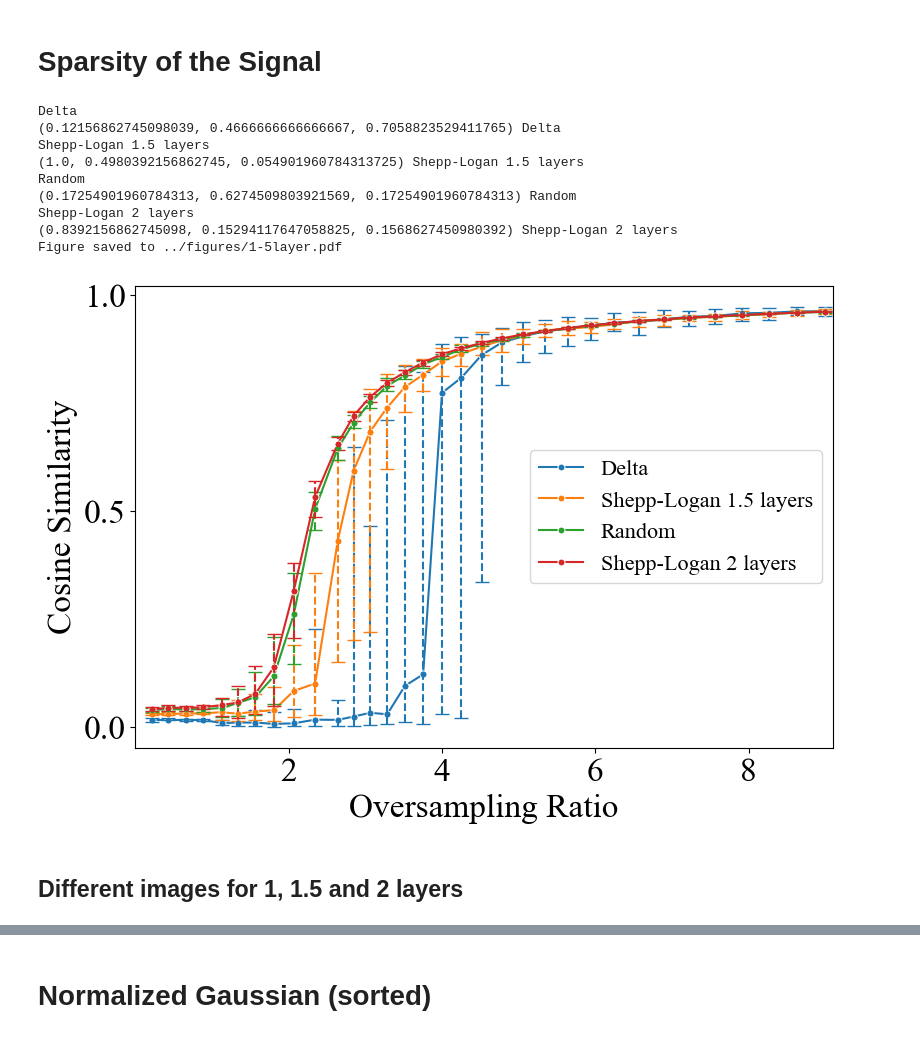
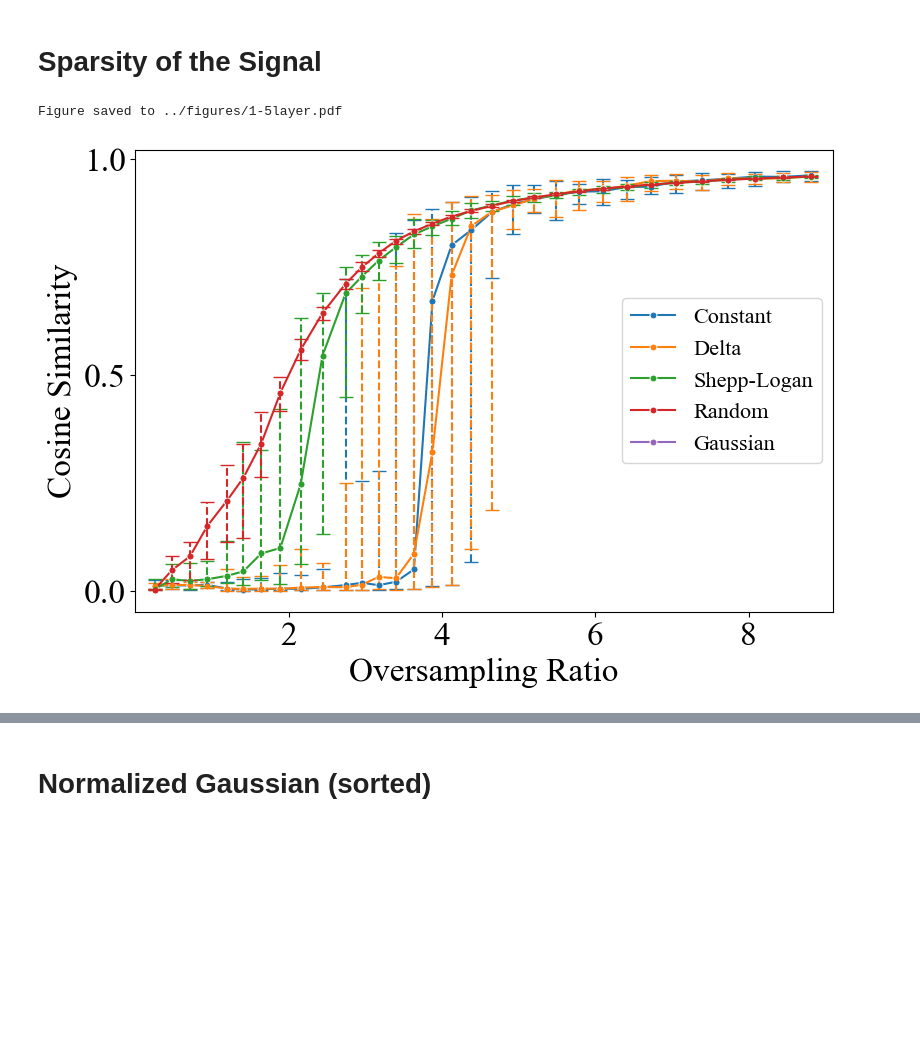
Before and after one commit to zhiyhucode/deepinv, a Jupyter notebook: experimental/notebooks/visualization.ipynb, the cells around one changed output, grey strips where cells are left out. Drawn from its saved outputs; the diff is of its cells as text; code cells hidden in the pictures; blank space fills up the shorter version.

Commit message:
experiments: different signals for 1.5 layers

```diff
--- a/experimental/notebooks/visualization.ipynb
+++ b/experimental/notebooks/visualization.ipynb
@@ -386 +370,10 @@ df_uniform_mag_FD_spec = pd.read_csv("../runs/20241016-125620/res_structured_uni
+# %%
+# try different images
+
+df_shepp_fdf = pd.read_csv("../results/structured/fdf_shepp_fourier_uniform/fdf_shepp_FDF_spec.csv")
+df_random_fdf = pd.read_csv("../results/structured/fdf_random_fourier_uniform/fdf_random_FDF_spec.csv")
+df_delta_fdf = pd.read_csv("../results/structured/fdf_delta_fourier_uniform/fdf_delta_FDF_spec.csv")
+df_constant_fdf = pd.read_csv("../results/structured/fdf_constant_fourier_uniform/fdf_constant_FDF_spec.csv")
+
+df_gaussian = pd.read_csv("../results/full/marchenko/full_marchenko_spec.csv")
 # %%
@@ -389,47 +382,40 @@ clean_df([df_shepplogan_fdf, df_random_fdf, df_delta_fdf, df_shepplogan_vary3_fd
 # different images
 plot_error_bars(
     [
+        df_constant_fdf["oversampling_ratio"],
         df_delta_fdf["oversampling_ratio"],
-        df_shepplogan_fdf["oversampling_ratio"],
+        df_shepp_fdf["oversampling_ratio"],
         df_random_fdf["oversampling_ratio"],
-        df_unitary["oversampling_ratio"],
+        df_gaussian["oversampling_ratio"],
     ],
     [
+        df_constant_fdf,
         df_delta_fdf,
-        df_shepplogan_fdf,
+        df_shepp_fdf,
         df_random_fdf,
-        df_unitary,
+        df_gaussian,
     ],
     [
+        "Constant",
         "Delta",
-        "Shepp-Logan 1.5 layers",
+        "Shepp-Logan",
         "Random",
-        "Shepp-Logan 2 layers",
+        "Gaussian",
     ],
     #title="Performance Comparison of Different Number of Layers",
     #save="layers_gd_spec.svg",
     figsize=(9,6),
     plot="n_layers",
     xlim=(0.0,9.1),
     xticks=[2,4,6,8],
     yticks=[0.0,0.5,1.0],
     legend_loc="center right",
     labelsize=24,
     fontsize=16,
     save_dir='../figures/1-5layer.pdf',
     ticksize=24,
     transparent=True
 )
 # %% [output]
-Delta
-(0.12156862745098039, 0.4666666666666667, 0.7058823529411765) Delta
-Shepp-Logan 1.5 layers
-(1.0, 0.4980392156862745, 0.054901960784313725) Shepp-Logan 1.5 layers
-Random
-(0.17254901960784313, 0.6274509803921569, 0.17254901960784313) Random
-Shepp-Logan 2 layers
-(0.8392156862745098, 0.15294117647058825, 0.1568627450980392) Shepp-Logan 2 layers
 Figure saved to ../figures/1-5layer.pdf
-[figure, old version]
+[figure, new version]
-# %% [markdown]
-## Different images for 1, 1.5 and 2 layers
```
Also changed, not shown: parts of 7 cells of this notebook, 15 other files.
